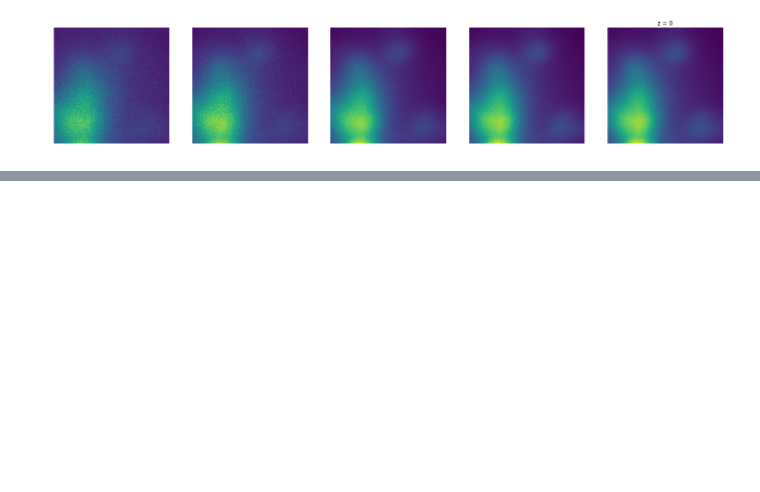
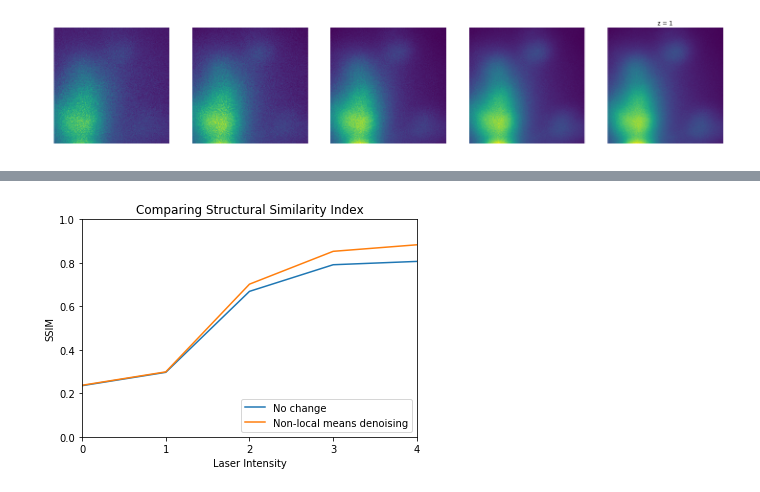
Before and after one commit to NYU-CDS-Capstone-Project/CellVision, a Jupyter notebook: notebooks/non_local_means_comparison.ipynb, the cells around one changed output, grey strips where cells are left out. Drawn from its saved outputs; the diff is of its cells as text; code cells hidden in the pictures; blank space fills up the shorter version.

```diff
--- a/notebooks/non_local_means_comparison.ipynb
+++ b/notebooks/non_local_means_comparison.ipynb
@@ -79,0 +113,20 @@ ValueError: Images of type float must be between -1 and 1.
+# %%
+original_ssim = []
+nl_ssim = []
+for i in range(0,5):
+    original_ssim.append(ssim(scaled_imgs[i],scaled_imgs[5],data_range=_max-_min))
+    nl_ssim.append(ssim(denoised_imgs[i],scaled_imgs[5],data_range=_max-_min))
+
+plt.plot(list(range(0, 5)), original_ssim, label="No change")
+plt.plot(list(range(0, 5)), nl_ssim, label="Non-local means denoising")
+
+plt.title('Comparing Structural Similarity Index')
+plt.legend(loc = 'lower right')
+plt.ylim([0, 1])
+plt.xlim([0, 4])
+plt.axes().set_xticks(list(range(0, 5)), minor=False)
+
+plt.ylabel('SSIM')
+plt.xlabel('Laser Intensity')
+plt.show()
+# %% [output]
@@ -79,0 +135 @@ ValueError: Images of type float must be between -1 and 1.
+[figure, added]
```
Also changed, not shown: parts of 8 cells of this notebook.
